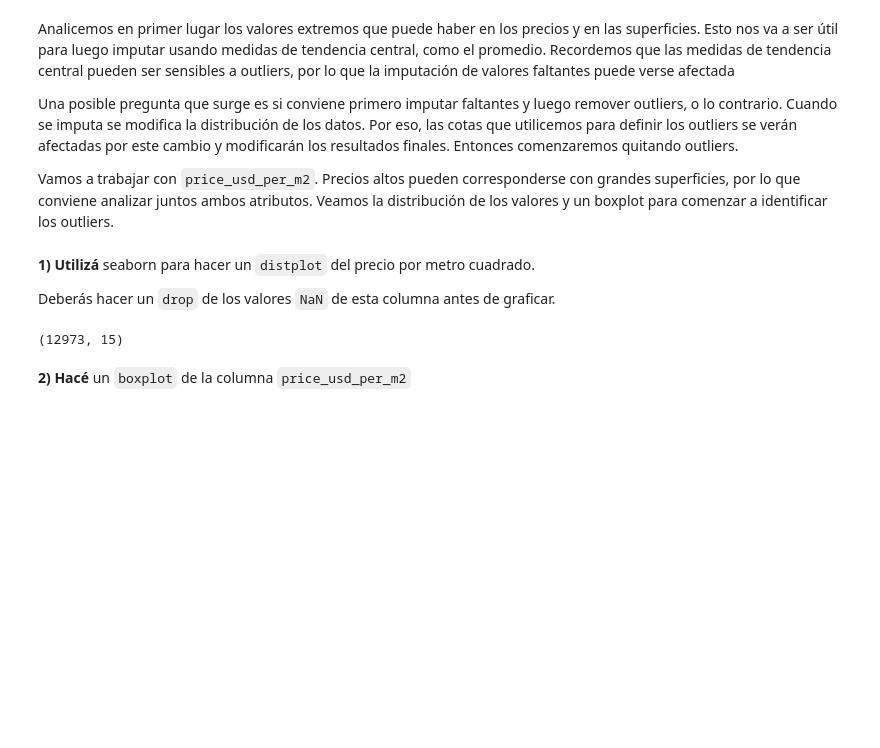
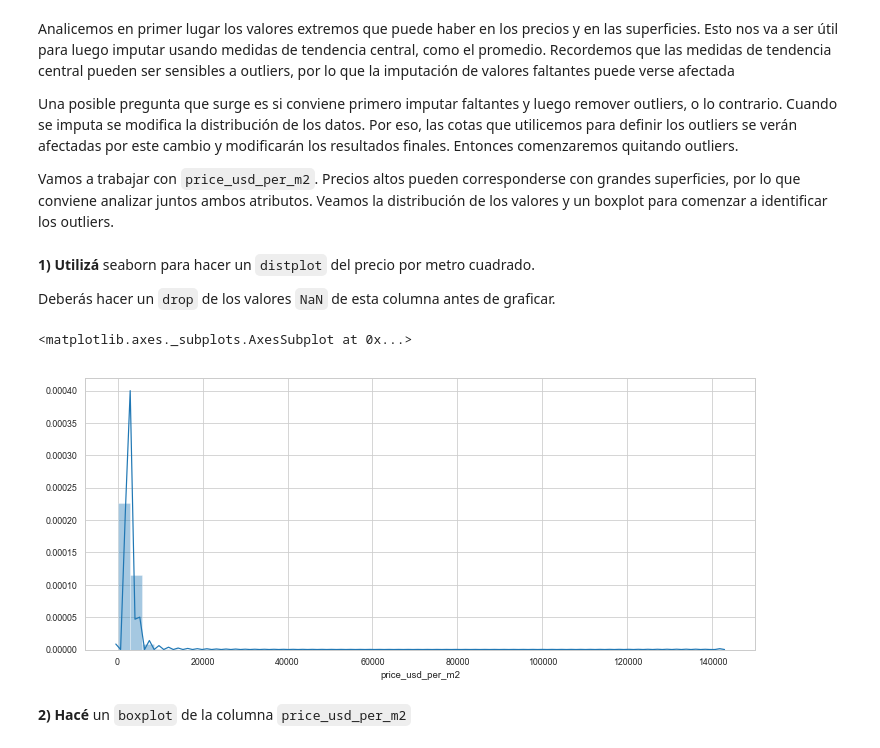
Before and after one commit to GustavoBuhr/DataScience, a Jupyter notebook: entrega+2/entrega+2/recursos_proyecto_2.ipynb, the cells around one changed output. Drawn from its saved outputs; the diff is of its cells as text; code cells hidden in the pictures; blank space fills up the shorter version.

```diff
--- a/entrega+2/entrega+2/recursos_proyecto_2.ipynb
+++ b/entrega+2/entrega+2/recursos_proyecto_2.ipynb
@@ -77,9 +78,11 @@ Deberás hacer un `drop` de los valores `NaN` de esta columna antes de graficar.
 # %%
 # Mostrá la figura en esta celda
 df.dropna(subset=['price_usd_per_m2'], inplace=True)
 df.price_usd_per_m2.isnull().any()
+sns.distplot(df.price_usd_per_m2)
 # %% [output]
-(12973, 15)
+<matplotlib.axes._subplots.AxesSubplot at 0x...>
+[figure, added]
 # %% [markdown]
 **2) Hacé** un `boxplot` de la columna `price_usd_per_m2`
 # %%
```
Also changed, not shown: parts of 15 cells of this notebook.
